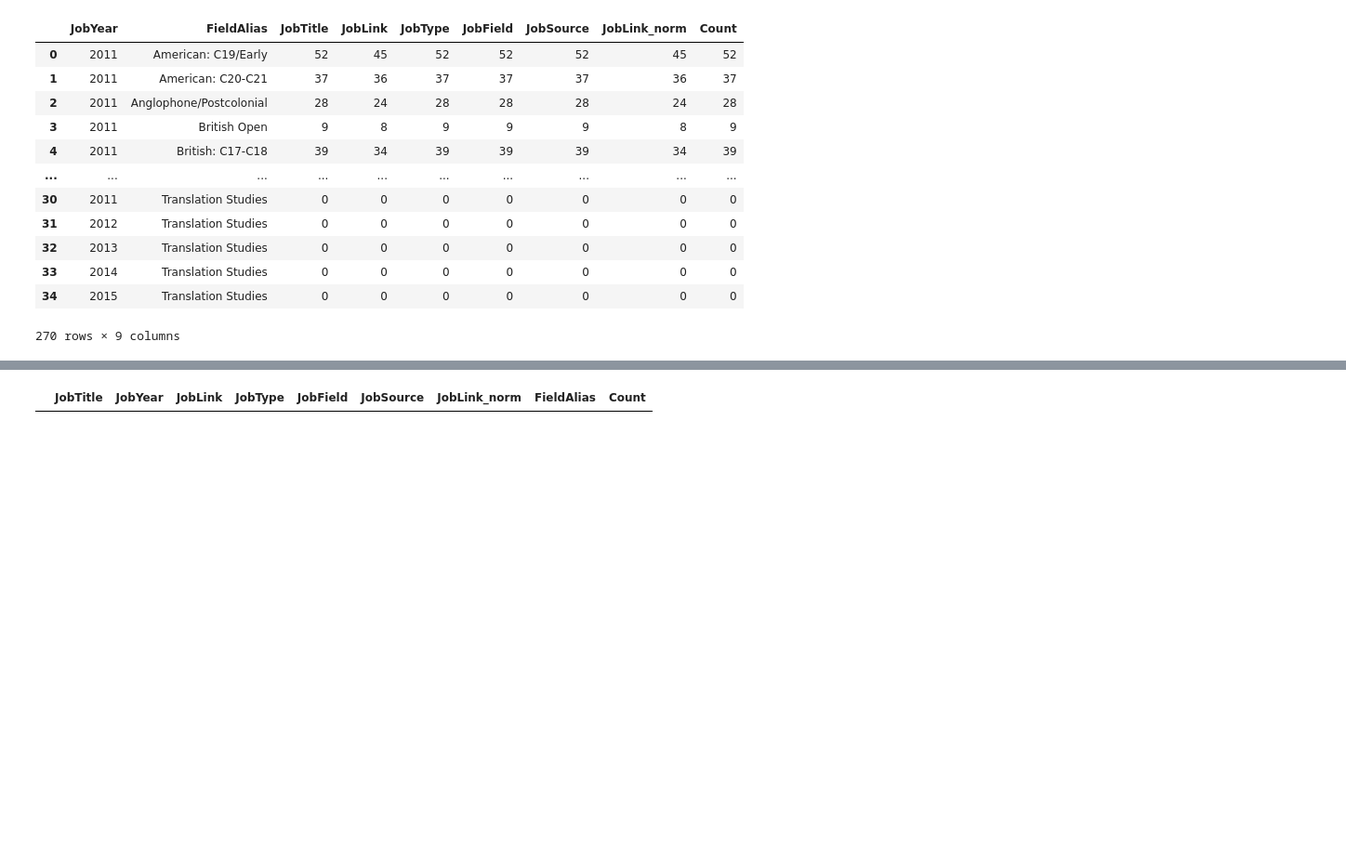
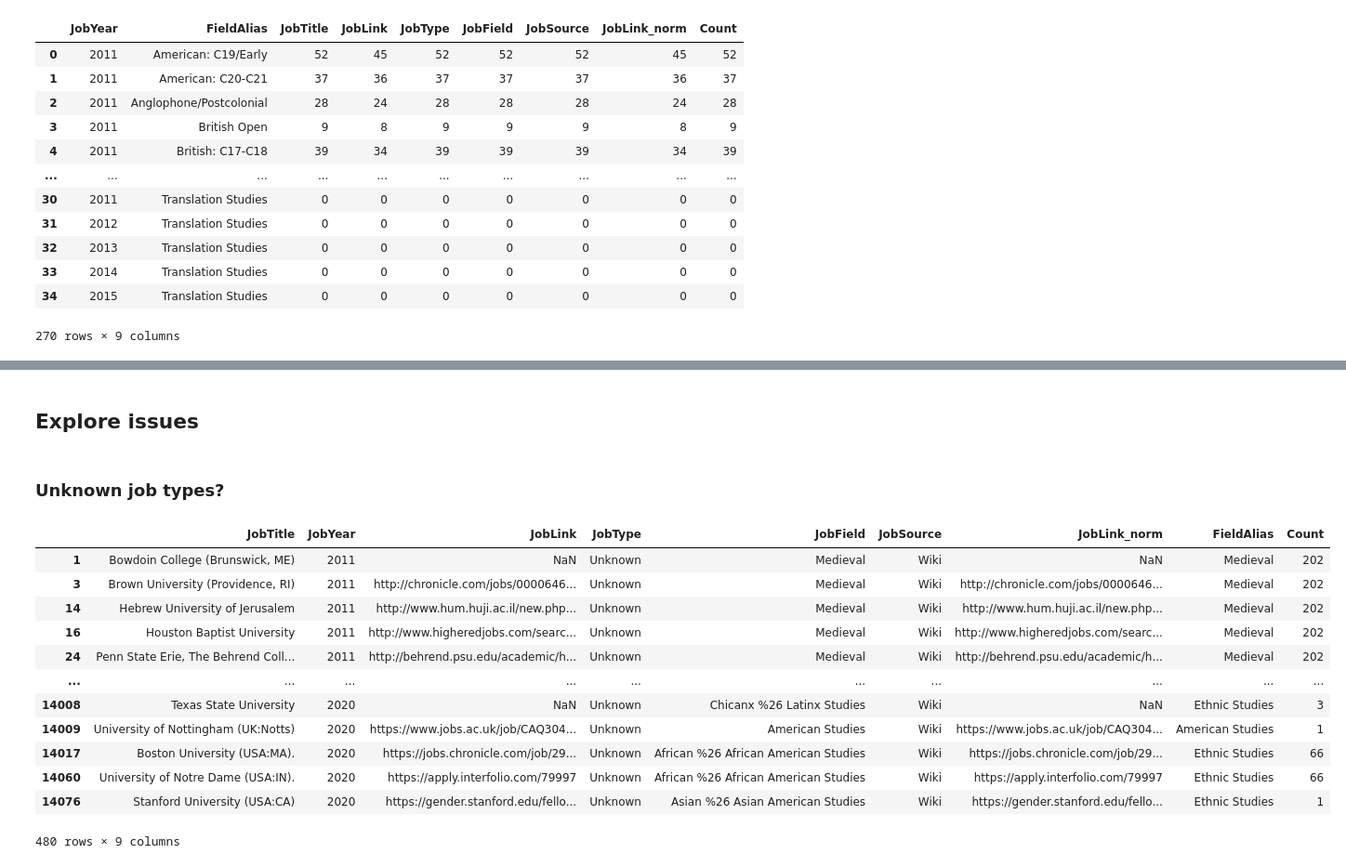
Before and after one commit to quadrismegistus/jobcensus, a Jupyter notebook: plot/plotjobs.ipynb, the cells around one changed output, grey strips where cells are left out. Shown at 93% size. Saved outputs shown, nothing was run; the diff lists cells and outputs as text; code cells hidden in the pictures; blank space fills up the shorter version.

```diff
--- a/plot/plotjobs.ipynb
+++ b/plot/plotjobs.ipynb
@@ -222,4 +222,22 @@ fig
-# %%
-dfm[dfm.FieldAlias=='Theatre/Drama/Film']
-# %% [output]
-|  | JobTitle | JobYear | JobLink | JobType | JobField | JobSource | JobLink_norm | FieldAlias | Count |
+# %% [markdown]
+## Explore issues
+# %% [markdown]
+### Unknown job types?
+# %%
+df_unknown = dfm[(dfm.JobType=='Unknown')]
+df_unknown.to_csv('../synthesis/data.unknown_jobtypes.csv',index=False)
+df_unknown
+# %% [output]
+|  | JobTitle | JobYear | JobLink | JobType | JobField | JobSource | JobLink_norm | FieldAlias | Count |
+| 1 | Bowdoin College (Brunswick, ME) | 2011 | NaN | Unknown | Medieval | Wiki | NaN | Medieval | 202 |
+| 3 | Brown University (Providence, RI) | 2011 | http://chronicle.com/jobs/0000646... | Unknown | Medieval | Wiki | http://chronicle.com/jobs/0000646... | Medieval | 202 |
+| 14 | Hebrew University of Jerusalem | 2011 | http://www.hum.huji.ac.il/new.php... | Unknown | Medieval | Wiki | http://www.hum.huji.ac.il/new.php... | Medieval | 202 |
+| 16 | Houston Baptist University | 2011 | http://www.higheredjobs.com/searc... | Unknown | Medieval | Wiki | http://www.higheredjobs.com/searc... | Medieval | 202 |
+| 24 | Penn State Erie, The Behrend Coll... | 2011 | http://behrend.psu.edu/academic/h... | Unknown | Medieval | Wiki | http://behrend.psu.edu/academic/h... | Medieval | 202 |
+| ... | ... | ... | ... | ... | ... | ... | ... | ... | ... |
+| 14008 | Texas State University | 2020 | NaN | Unknown | Chicanx %26 Latinx Studies | Wiki | NaN | Ethnic Studies | 3 |
+| 14009 | University of Nottingham (UK:Notts) | 2020 | https://www.jobs.ac.uk/job/CAQ304... | Unknown | American Studies | Wiki | https://www.jobs.ac.uk/job/CAQ304... | American Studies | 1 |
+| 14017 | Boston University (USA:MA). | 2020 | https://jobs.chronicle.com/job/29... | Unknown | African %26 African American Studies | Wiki | https://jobs.chronicle.com/job/29... | Ethnic Studies | 66 |
+| 14060 | University of Notre Dame (USA:IN). | 2020 | https://apply.interfolio.com/79997 | Unknown | African %26 African American Studies | Wiki | https://apply.interfolio.com/79997 | Ethnic Studies | 66 |
+| 14076 | Stanford University (USA:CA) | 2020 | https://gender.stanford.edu/fello... | Unknown | Asian %26 Asian American Studies | Wiki | https://gender.stanford.edu/fello... | Ethnic Studies | 1 |
+480 rows × 9 columns
```
Also changed, not shown: parts of 6 cells of this notebook, 9 other files.
